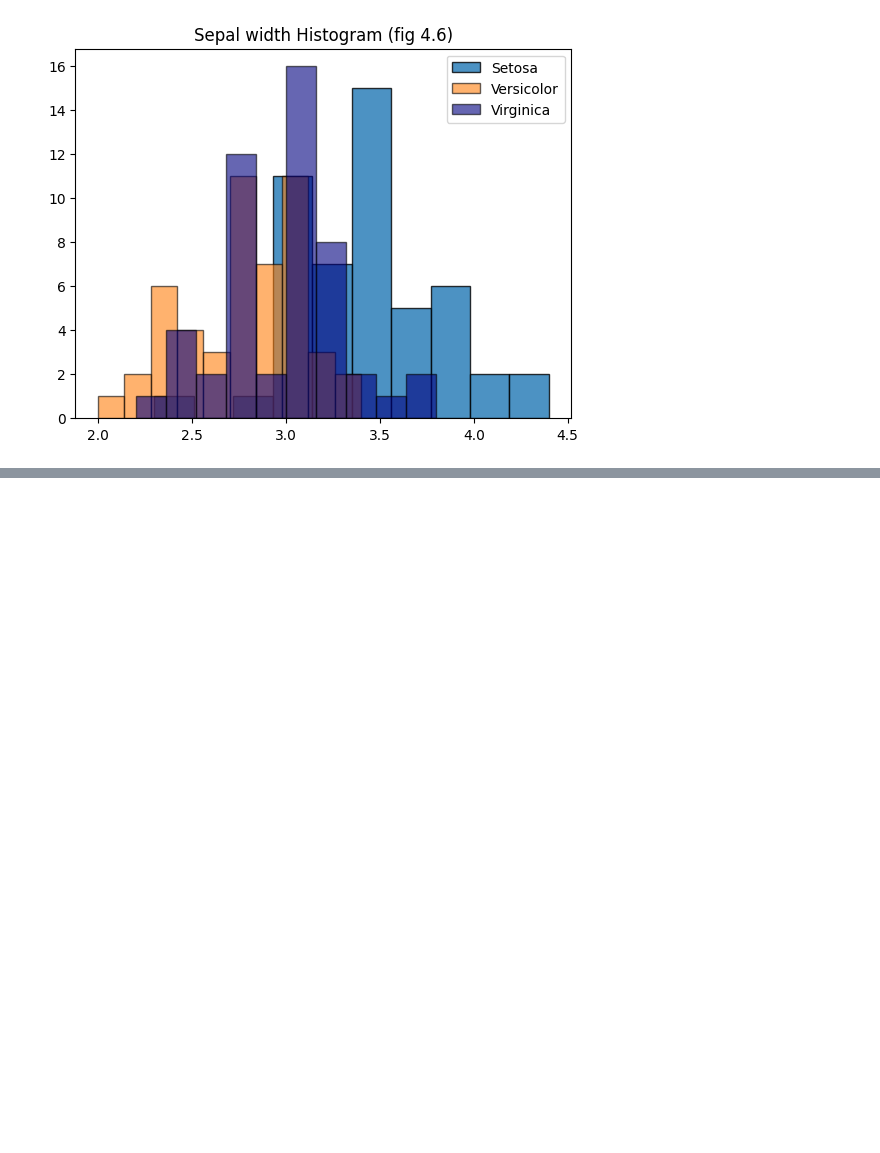
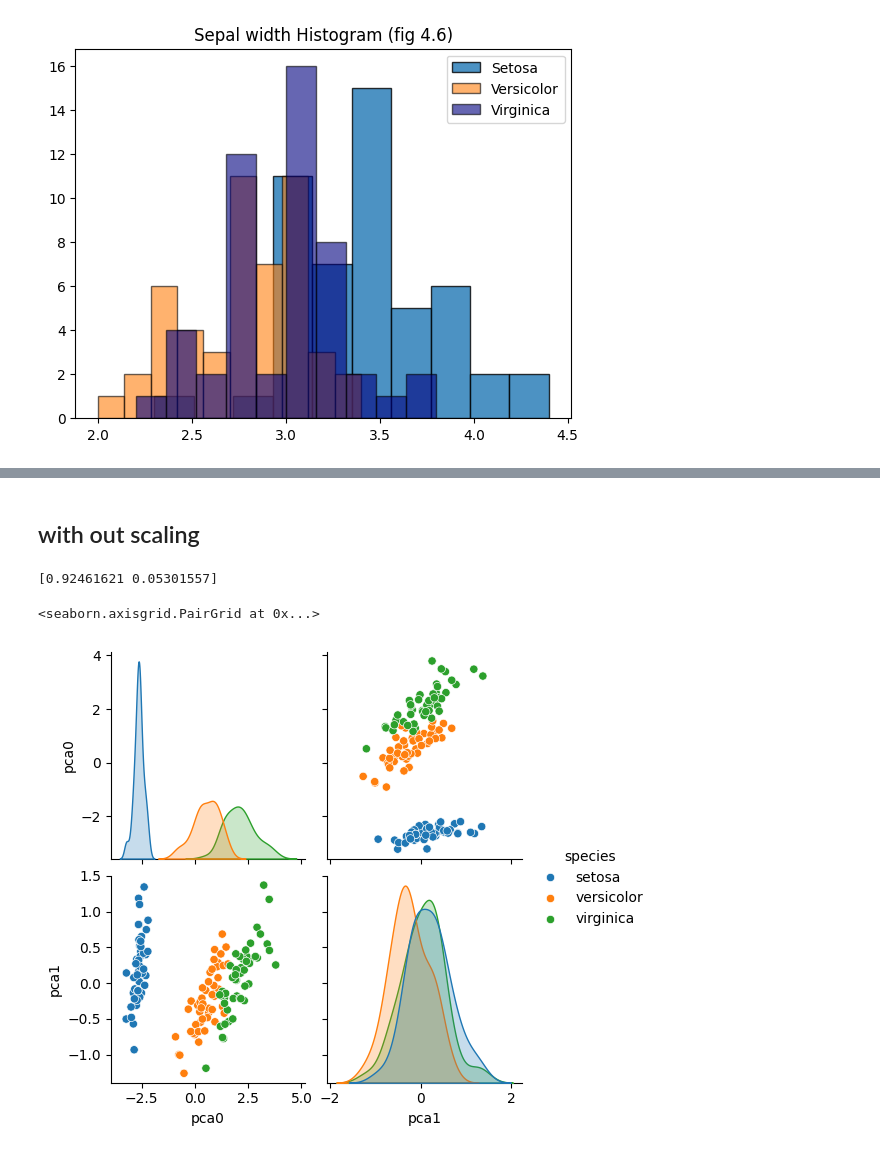
Before and after one commit to RochejamieGMIT/MachineLearning, a Jupyter notebook: tasks.ipynb, the cells around one changed output, grey strips where cells are left out. Drawn from its saved outputs; the diff is of its cells as text; code cells hidden in the pictures; blank space fills up the shorter version.

```diff
--- a/tasks.ipynb
+++ b/tasks.ipynb
@@ -474,0 +517,28 @@ plt.show()
+# %% [markdown]
+## with out scaling
+# %%
+df = pd.read_csv(url,sep=',',encoding='utf-8',)
+df_NoNA = df.dropna()
+
+pca = dec.PCA(n_components=2)
+
+x = df[['sepal_length', 'sepal_width', 'petal_length',  'petal_width']]
+# %%
+TDF2 = pd.DataFrame(x, columns=['sepal_length', 'sepal_width', 'petal_length',  'petal_width'])
+
+pca.fit(TDF2)
+
+x_pca2 = pca.transform(TDF2)
+
+df_pca2 = pd.DataFrame(df[["species"]])
+df_pca2["pca0"] = x_pca2[:,0]
+df_pca2["pca1"] = x_pca2[:,1]
+# %%
+print(pca.explained_variance_ratio_)
+# %% [output]
+[0.92461621 0.05301557]
+# %%
+sns.pairplot(df_pca2,hue = "species")
+# %% [output]
+<seaborn.axisgrid.PairGrid at 0x...>
+[figure, added]
```
Also changed, not shown: parts of 13 cells of this notebook, 5 other files.
